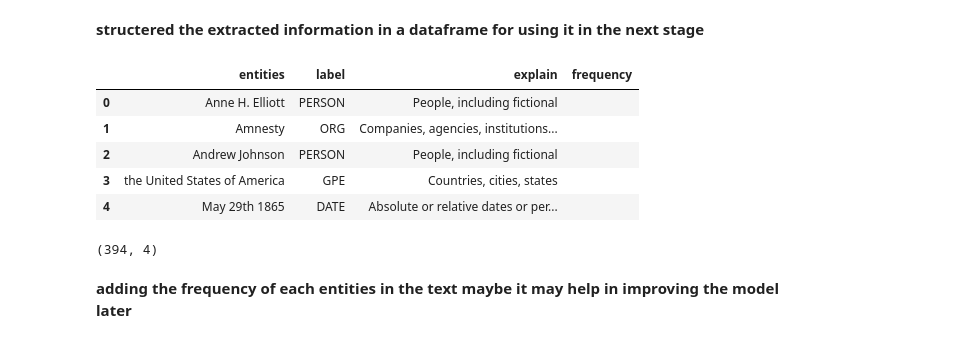
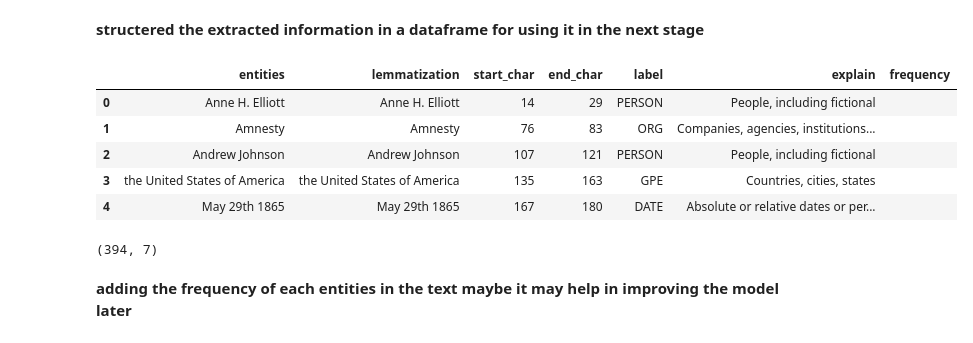
Before and after one commit to wassimchouchen/Natural-Language-Processing, a Jupyter notebook: ner-pos-tag-and-embedding.ipynb, the cells around one changed output. Cells and saved outputs as stored; diff of their text form; code cells hidden in the pictures.

```diff
--- a/ner-pos-tag-and-embedding.ipynb
+++ b/ner-pos-tag-and-embedding.ipynb
@@ -179,25 +179,31 @@ L1[0]
 l0=[]
 l1=[]
 l2=[]
+l3=[]
+l4=[]
+l5=[]
 for i in range(len(L1)):
     for j in range(len(L1[i])):
         l0.append(L1[i][j][0])
         l1.append(L1[i][j][1])
         l2.append(L1[i][j][2])
+        l3.append(L1[i][j][3])
+        l4.append(L1[i][j][4])
+        l5.append(L1[i][j][5])
 # %%
-df1=pd.DataFrame({"entities":l0, "label": l1, "explain":l2, "frequency":""})
+df1=pd.DataFrame({"entities":l0, "lemmatization": l1,"start_char":l2,"end_char":l3 ,"label": l4, "explain": l5, "frequency":""})
 df1.head()
 # %% [output]
-|  | entities | label | explain | frequency |
-| 0 | Anne H. Elliott | PERSON | People, including fictional |  |
-| 1 | Amnesty | ORG | Companies, agencies, institutions... |  |
-| 2 | Andrew Johnson | PERSON | People, including fictional |  |
-| 3 | the United States of America | GPE | Countries, cities, states |  |
-| 4 | May 29th 1865 | DATE | Absolute or relative dates or per... |  |
+|  | entities | lemmatization | start_char | end_char | label | explain | frequency |
+| 0 | Anne H. Elliott | Anne H. Elliott | 14 | 29 | PERSON | People, including fictional |  |
+| 1 | Amnesty | Amnesty | 76 | 83 | ORG | Companies, agencies, institutions... |  |
+| 2 | Andrew Johnson | Andrew Johnson | 107 | 121 | PERSON | People, including fictional |  |
+| 3 | the United States of America | the United States of America | 135 | 163 | GPE | Countries, cities, states |  |
+| 4 | May 29th 1865 | May 29th 1865 | 167 | 180 | DATE | Absolute or relative dates or per... |  |
 # %%
 df1.shape
 # %% [output]
-(394, 4)
+(394, 7)
 # %% [markdown]
 **adding the frequency of each entities in the text maybe it may help in improving the model later**
 # %%
```
Also changed, not shown: parts of 38 cells of this notebook.
